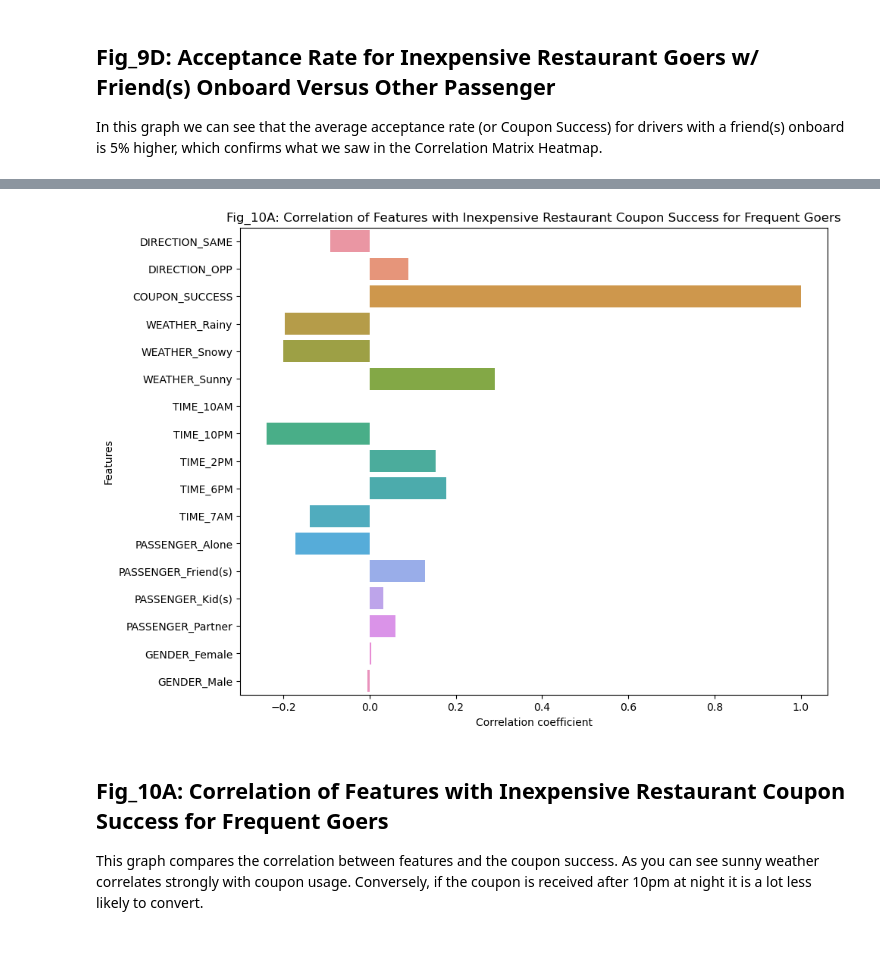
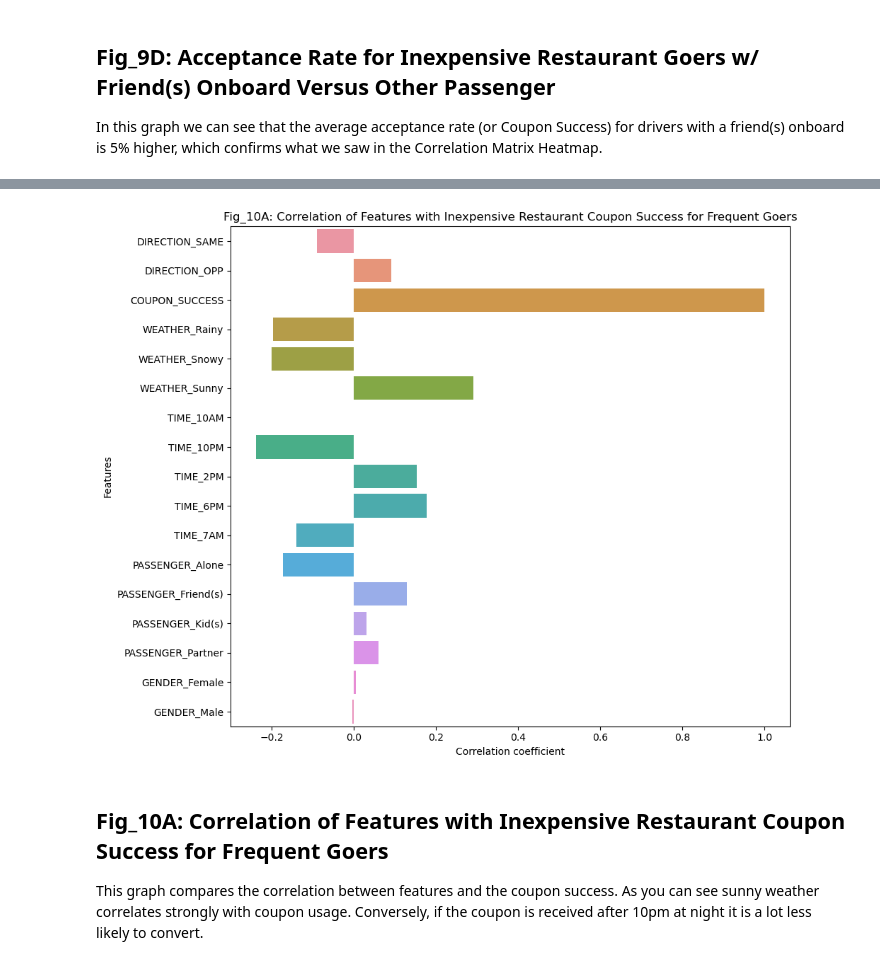
Before and after one commit to elmunoz42/berkeley-aiml-coupon-analysis, a Jupyter notebook: prompt.ipynb, the cells around one changed output, grey strips where cells are left out. Cells and saved outputs as stored; diff of their text form; code cells hidden in the pictures.

```diff
--- a/prompt.ipynb
+++ b/prompt.ipynb
@@ -1041,23 +1041,26 @@ df_f_c_restaurant_reduced.head(5)
 # %%
 # Get correlation matrix for frequent cheap restaurant visitors
 f_c_restaurant_corr = df_f_c_restaurant_reduced.corr()
 
 f_c_restaurant_corr_coupon_success = f_c_restaurant_corr['COUPON_SUCCESS']
 
 # Seaborn plot for correlations to coupon accpetance ratio
 plt.figure(figsize=(10, 8))
 sns.barplot(x=f_c_restaurant_corr_coupon_success.values, y=f_c_restaurant_corr_coupon_success.index)
 plt.title('Fig_10A: Correlation of Features with Inexpensive Restaurant Coupon Success for Frequent Goers')
 plt.xlabel('Correlation coefficient')
 plt.ylabel('Features')
 
+# Adjust layout to prevent labels from being cropped off
+plt.tight_layout()
+
 # Save plot
 plt.savefig('images/plots/fig10A.jpg')
 
 # Show the plot
 plt.show()
 # %% [output]
-[figure, old version]
+[figure, new version]
 # %% [markdown]
 ## Fig_10A: Correlation of Features with Inexpensive Restaurant Coupon Success for Frequent Goers
 
```
Also changed, not shown: parts of 11 cells of this notebook, 17 other files.
